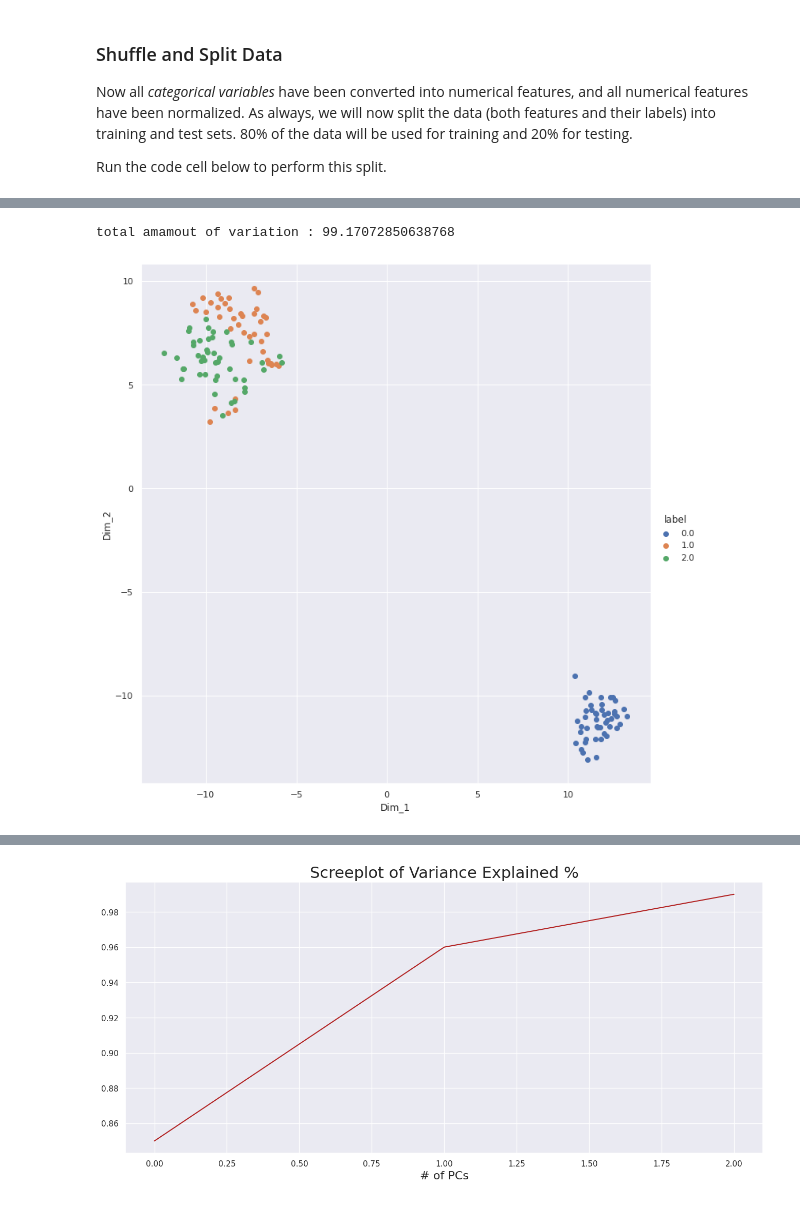
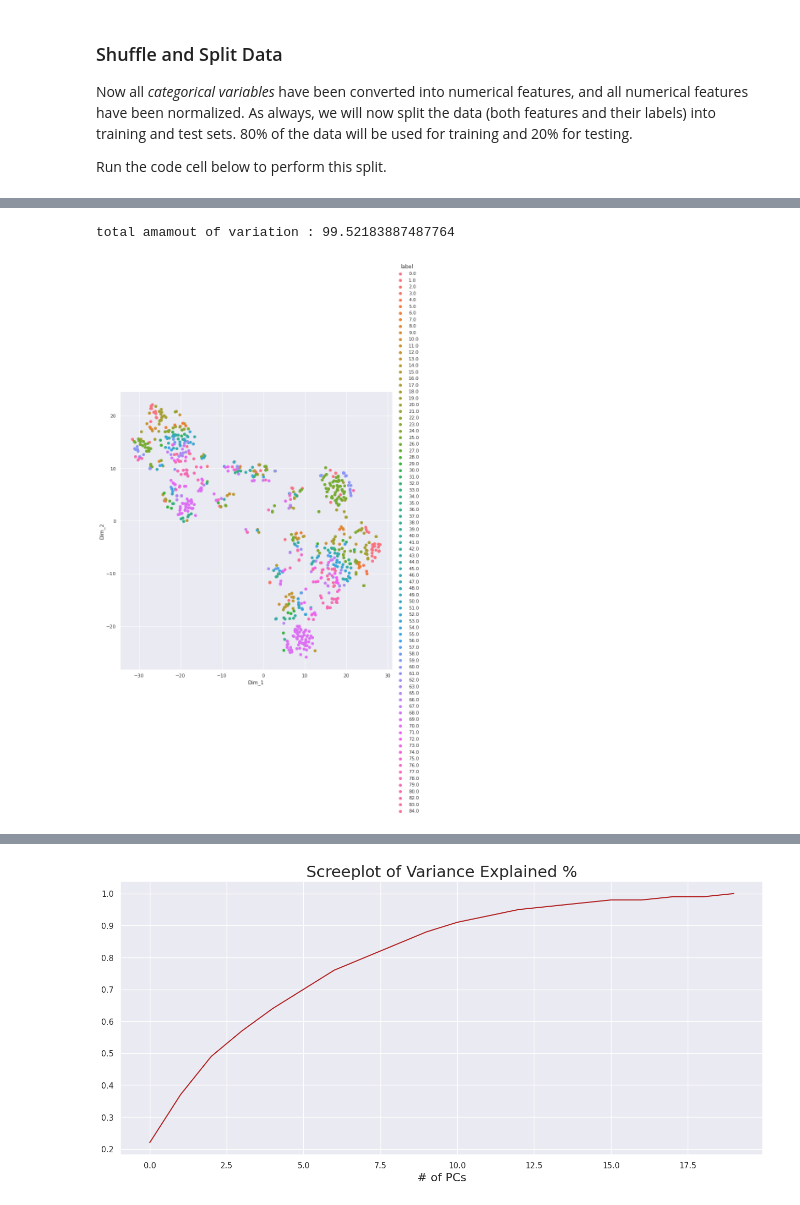
Before and after one commit to abhishekdiphu/Advance_Machine_Learning_Google_Cloud, a Jupyter notebook: radiation_US/1_radon_pca_tnse_analysis.ipynb, the cells around one changed output, grey strips where cells are left out. Cells and saved outputs as stored; diff of their text form; code cells hidden in the pictures.

```diff
--- a/radiation_US/1_radon_pca_tnse_analysis.ipynb
+++ b/radiation_US/1_radon_pca_tnse_analysis.ipynb
@@ -227,11 +227,11 @@ A dataset may sometimes contain at least one feature whose values tend to lie ne
 Run the code cell below to plot a histogram of these two features. Note the range of the values present and how they are distributed.
 # %%
 # Split the data into features and target label
-income_raw = data['class']
-features_raw = data.drop('class', axis = 1)
+income_raw = df['county']
+features_raw = df.drop('county', axis = 1)
 
 # Visualize skewed continuous features of original data
-vs.distribution(data)
+#vs.distribution(data)
 # %% [markdown]
 For highly-skewed feature distributions such as `'capital-gain'` and `'capital-loss'`, it is common practice to apply a <a href="https://en.wikipedia.org/wiki/Data_transformation_(statistics)">logarithmic transformation</a> on the data so that the very large and very small values do not negatively affect the performance of a learning algorithm. Using a logarithmic transformation significantly reduces the range of values caused by outliers. Care must be taken when applying this transformation however: The logarithm of `0` is undefined, so we must translate the values by a small amount above `0` to apply the the logarithm successfully.
 
@@ -260,8 +260,8 @@ numerical = ['activity', 'Uppm', 'adjwt', 'cntyfips', 'dupflag', 'floor', 'idnum
        'stfips', 'stopdt', 'stoptm', 'stratum', 'typebldg', 'wave', 'zip',
        'zipflag']
 
-features_log_minmax_transform = pd.DataFrame(data = df)
-features_log_minmax_transform[numerical] = scaler.fit_transform(df[numerical])
+features_log_minmax_transform = pd.DataFrame(data = features_raw)
+features_log_minmax_transform[numerical] = scaler.fit_transform(features_raw[numerical])
 
 # Show an example of a record with scaling applied
 display(features_log_minmax_transform.head(n = 5))
@@ -383,7 +401,7 @@ def tnse_pipeline(X_train , pca_componts =2 , tnse_components= 2 , perplex = 50.
       # The default of 1,000 iterations gives fine results, but I'm training for longer just
       # out some marginal improvements. NB: This takes almost an hour!
 
-      tsne = TSNE(random_state=1, n_iter=1000, metric="cosine", n_components= tnse_components , perplexity= perplex)
+      tsne = TSNE(random_state=1, n_iter=6000, metric="cosine", n_components= tnse_components , perplexity= perplex)
       embs = tsne.fit_transform(X_train)
       tsne_data = np.vstack((embs.T, labeling)).T
       tsne_df = pd.DataFrame(data=tsne_data, columns=('Dim_1', 'Dim_2', 'label'))
@@ -394,10 +412,10 @@ def tnse_pipeline(X_train , pca_componts =2 , tnse_components= 2 , perplex = 50.
       return pca, tsne_df, components
 # %%
 
-pca , tnse, components = tnse_pipeline(X_train , pca_componts =3 , tnse_components= 2 , perplex = 40.0)
+pca , tnse, components = tnse_pipeline(X_train , pca_componts =20 , tnse_components= 2 , perplex = 60.0)
 # %% [output]
-total amamout of variation : 99.17072850638768
+total amamout of variation : 99.52183887487764
-[figure, old version]
+[figure, new version]
 # %%
 #print(class_names)
 fig = px.scatter_3d(
@@ -421,7 +439,7 @@ plt.title('Screeplot of Variance Explained %', fontsize=22)
 plt.xlabel('# of PCs', fontsize=16)
 plt.show()
 # %% [output]
-[figure, old version]
+[figure, new version]
 # %%
 # Plot the explained variances
 plt.figure(figsize=(60,20))
```
Also changed, not shown: parts of 15 cells of this notebook, 3 other files.
